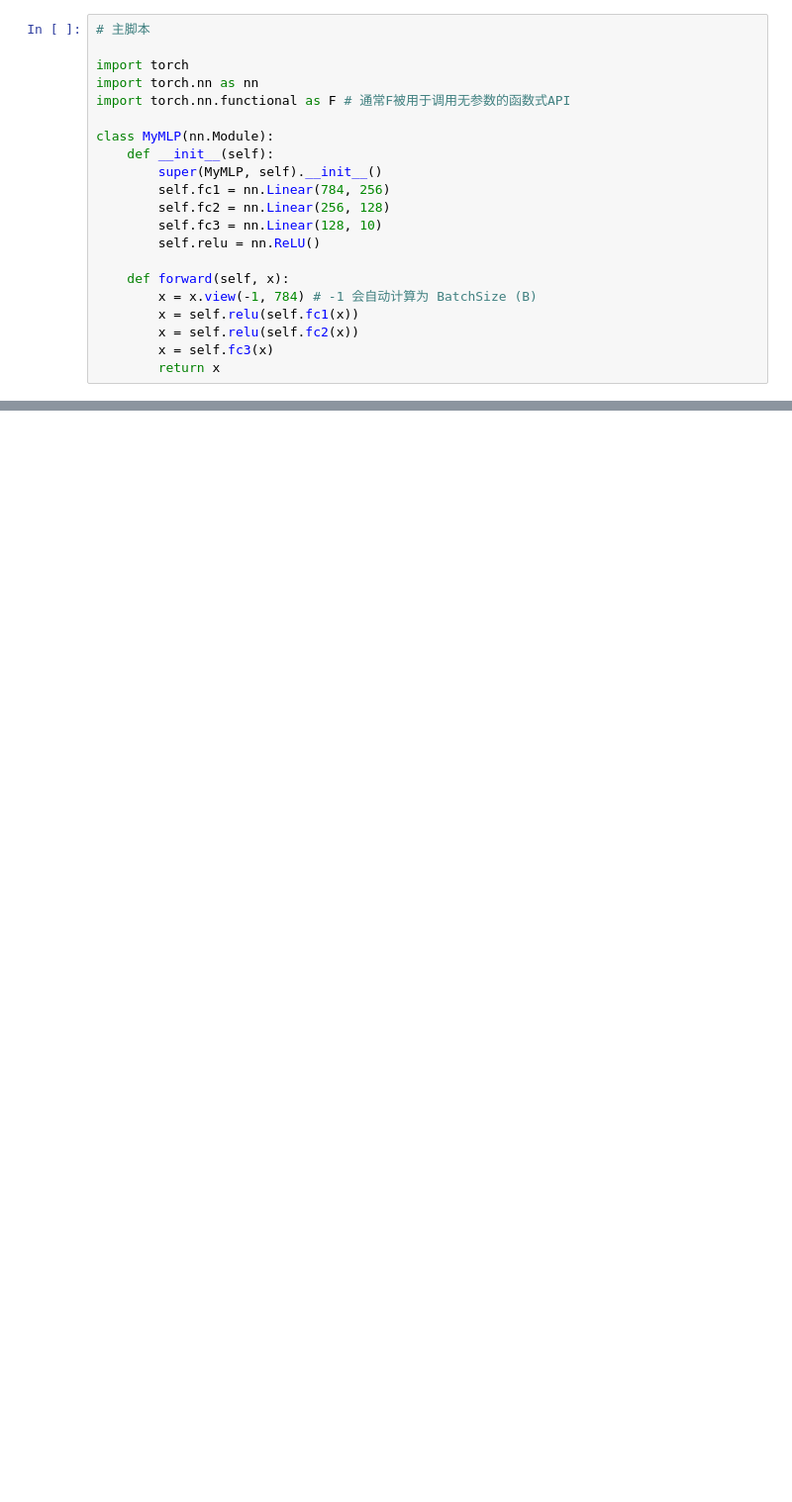
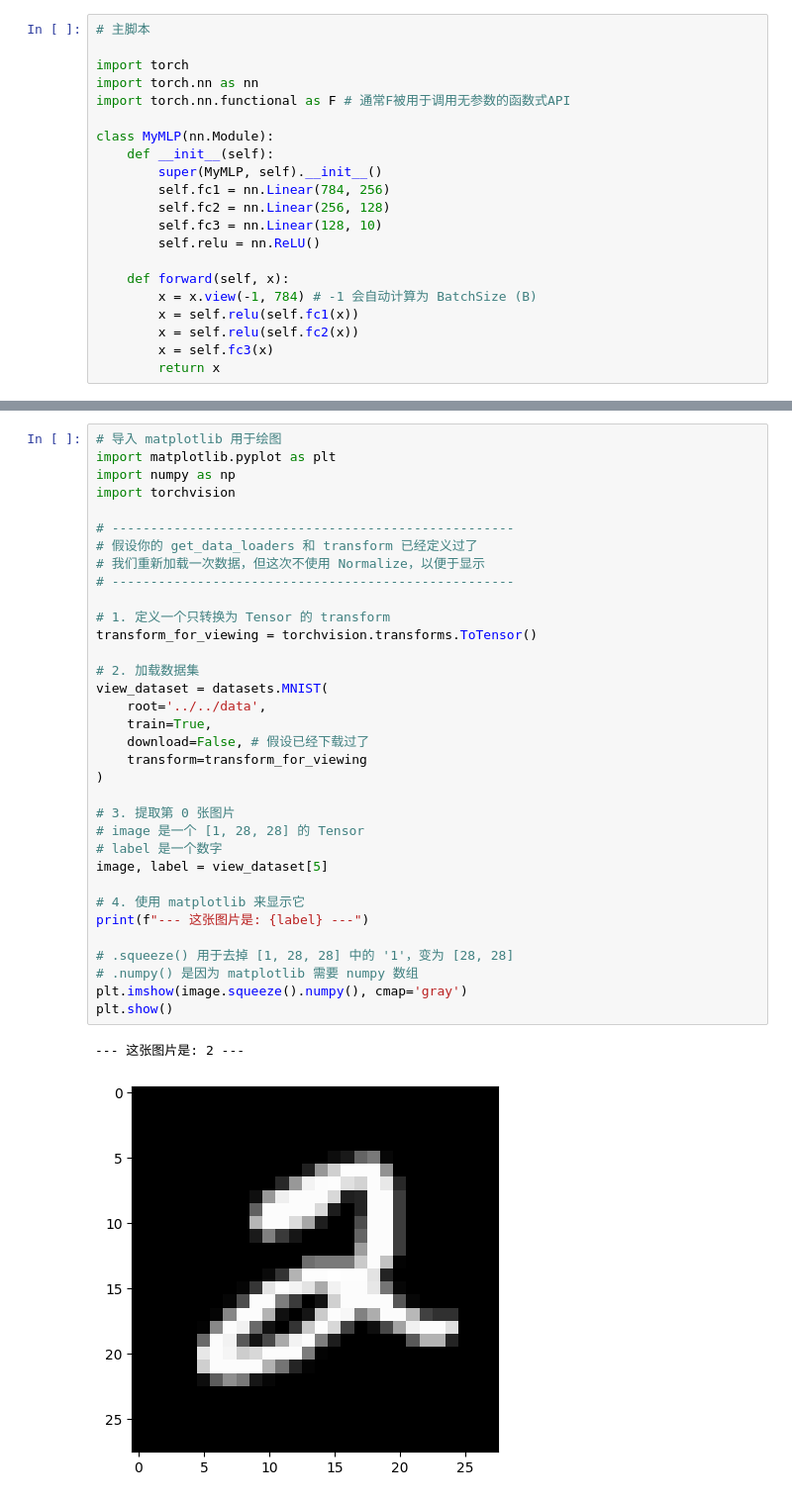
Before and after one commit to PeakVision0814/AI-Interview-Sprint, a Jupyter notebook: stage1/week2/day7.ipynb, the cells around one changed output, grey strips where cells are left out. Shown at 99% size. Saved outputs shown, nothing was run; the diff lists cells and outputs as text; blank space fills up the shorter version.

```diff
--- a/stage1/week2/day7.ipynb
+++ b/stage1/week2/day7.ipynb
@@ -58,0 +224,37 @@ class MyMLP(nn.Module):
+# %%
+# 导入 matplotlib 用于绘图
+import matplotlib.pyplot as plt
+import numpy as np
+import torchvision
+
+# ----------------------------------------------------
+# 假设你的 get_data_loaders 和 transform 已经定义过了
+# 我们重新加载一次数据，但这次不使用 Normalize，以便于显示
+# ----------------------------------------------------
+
+# 1. 定义一个只转换为 Tensor 的 transform
+transform_for_viewing = torchvision.transforms.ToTensor()
+
+# 2. 加载数据集
+view_dataset = datasets.MNIST(
+    root='../../data',
+    train=True,
+    download=False, # 假设已经下载过了
+    transform=transform_for_viewing
+)
+
+# 3. 提取第 0 张图片
+# image 是一个 [1, 28, 28] 的 Tensor
+# label 是一个数字
+image, label = view_dataset[5]
+
+# 4. 使用 matplotlib 来显示它
+print(f"--- 这张图片是: {label} ---")
+
+# .squeeze() 用于去掉 [1, 28, 28] 中的 '1'，变为 [28, 28]
+# .numpy() 是因为 matplotlib 需要 numpy 数组
+plt.imshow(image.squeeze().numpy(), cmap='gray')
+plt.show()
+# %% [output]
+--- 这张图片是: 2 ---
+[figure, added]
```
Also changed, not shown: parts of 5 cells of this notebook, 2 other files.
